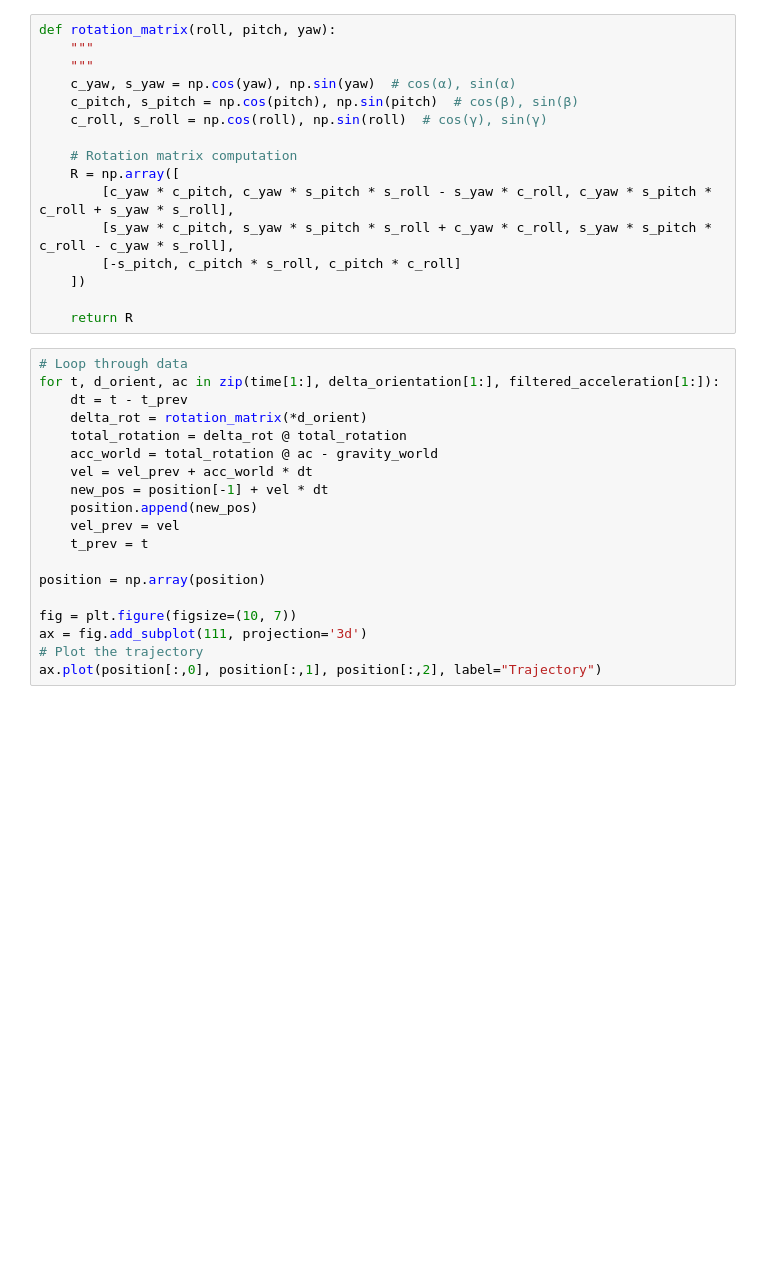
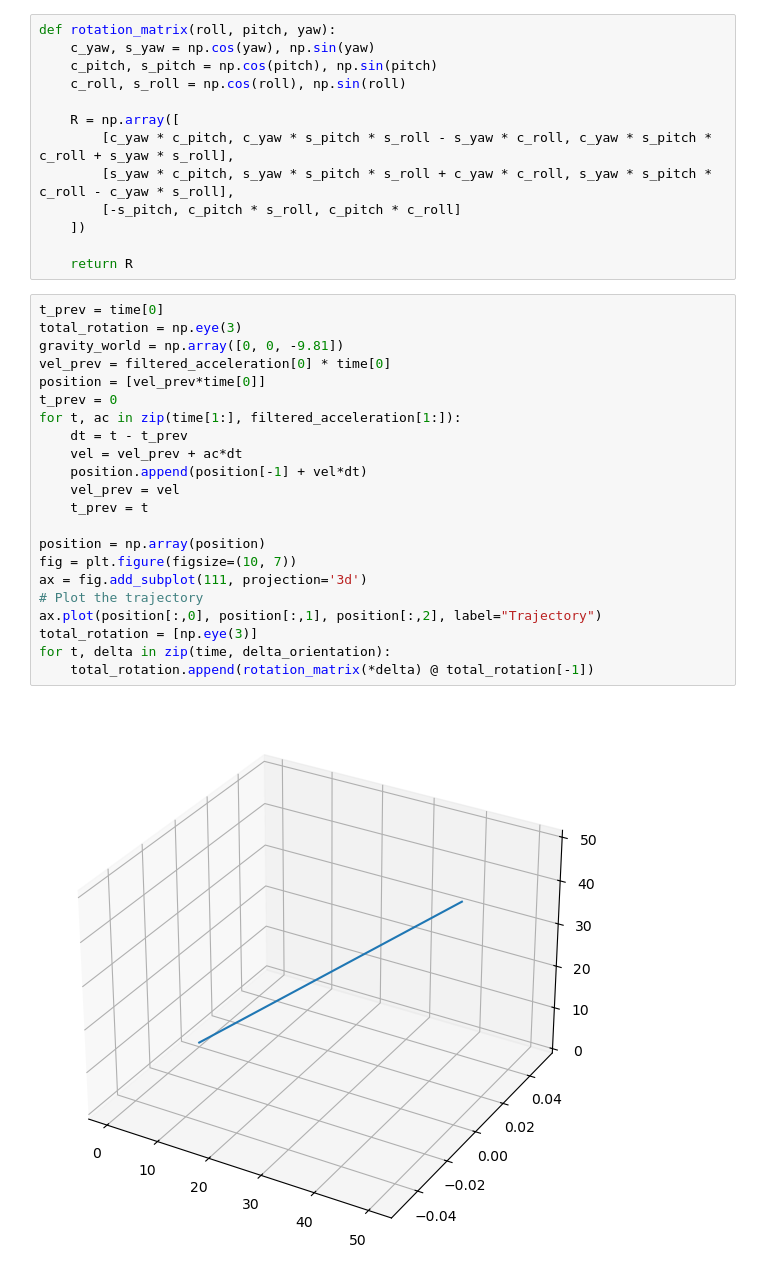
Before and after one commit to RodsCoimbra/IST-ROBO, a Jupyter notebook: Trajetoria.ipynb, the cells around one changed output. Cells and saved outputs as stored; diff of their text form; blank space fills up the shorter version.

```diff
--- a/Trajetoria.ipynb
+++ b/Trajetoria.ipynb
@@ -28,12 +21,9 @@ gravity_world = np.array([0, 0, -9.81])  # Downward acceleration due to gravity
 # %%
 def rotation_matrix(roll, pitch, yaw):
-    """
-    """
-    c_yaw, s_yaw = np.cos(yaw), np.sin(yaw)  # cos(α), sin(α)
-    c_pitch, s_pitch = np.cos(pitch), np.sin(pitch)  # cos(β), sin(β)
-    c_roll, s_roll = np.cos(roll), np.sin(roll)  # cos(γ), sin(γ)
+    c_yaw, s_yaw = np.cos(yaw), np.sin(yaw)
+    c_pitch, s_pitch = np.cos(pitch), np.sin(pitch)
+    c_roll, s_roll = np.cos(roll), np.sin(roll)
 
-    # Rotation matrix computation
     R = np.array([
         [c_yaw * c_pitch, c_yaw * s_pitch * s_roll - s_yaw * c_roll, c_yaw * s_pitch * c_roll + s_yaw * s_roll],
         [s_yaw * c_pitch, s_yaw * s_pitch * s_roll + c_yaw * c_roll, s_yaw * s_pitch * c_roll - c_yaw * s_roll],
@@ -42,21 +32,26 @@ def rotation_matrix(roll, pitch, yaw):
 
     return R
 # %%
-# Loop through data
-for t, d_orient, ac in zip(time[1:], delta_orientation[1:], filtered_acceleration[1:]):
+t_prev = time[0]
+total_rotation = np.eye(3)
+gravity_world = np.array([0, 0, -9.81])
+vel_prev = filtered_acceleration[0] * time[0]
+position = [vel_prev*time[0]]
+t_prev = 0
+for t, ac in zip(time[1:], filtered_acceleration[1:]):
     dt = t - t_prev
-    delta_rot = rotation_matrix(*d_orient)
-    total_rotation = delta_rot @ total_rotation
-    acc_world = total_rotation @ ac - gravity_world
-    vel = vel_prev + acc_world * dt
-    new_pos = position[-1] + vel * dt
-    position.append(new_pos)
+    vel = vel_prev + ac*dt
+    position.append(position[-1] + vel*dt)
     vel_prev = vel
     t_prev = t
 
 position = np.array(position)
-
 fig = plt.figure(figsize=(10, 7))
 ax = fig.add_subplot(111, projection='3d')
 # Plot the trajectory
 ax.plot(position[:,0], position[:,1], position[:,2], label="Trajectory")
+total_rotation = [np.eye(3)]
+for t, delta in zip(time, delta_orientation):
+    total_rotation.append(rotation_matrix(*delta) @ total_rotation[-1])
+# %% [output]
+[figure, added]
```
Also changed, not shown: parts of 3 cells of this notebook, 1 other file.
